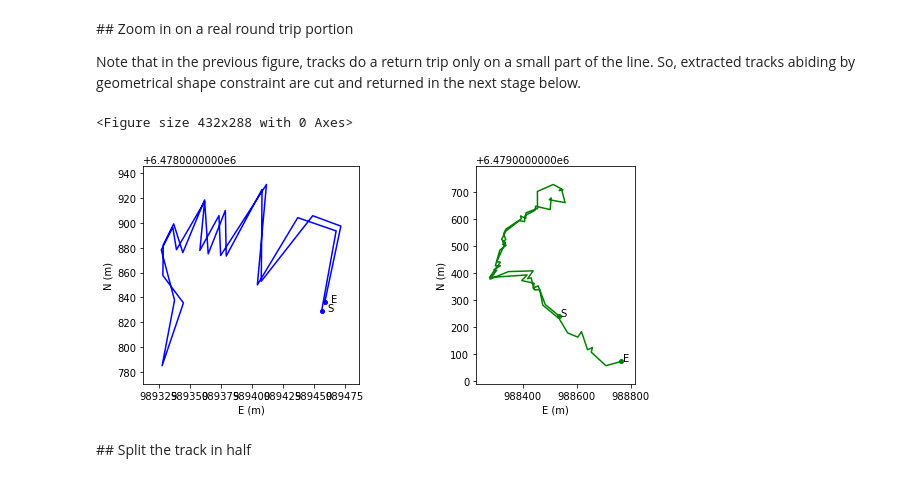
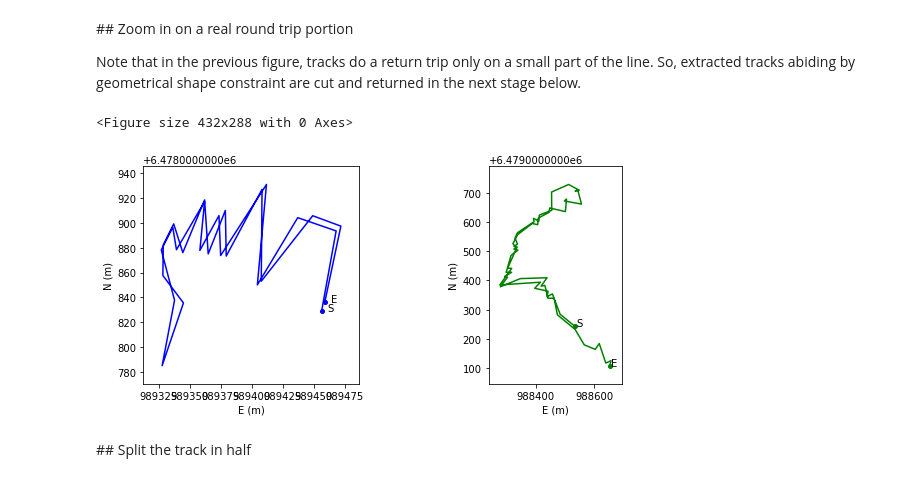
Before and after one commit to umrlastig/tracklib, a Jupyter notebook: doc/source/userguide/UG_ReturnTrip.ipynb, the cells around one changed output. Saved outputs shown, nothing was run; the diff lists cells and outputs as text; code cells hidden in the pictures.

```diff
--- a/doc/source/userguide/UG_ReturnTrip.ipynb
+++ b/doc/source/userguide/UG_ReturnTrip.ipynb
@@ -74,28 +74,28 @@ Note that in the previous figure, tracks do a return trip only on a small part o
 # %%
 fig = plt.figure()
 
 pt1 = tkl.ENUCoords(989370, 6478892, 1980)
 circle1 = tkl.Circle(pt1, 120)
 c1 = tkl.Constraint(shape = circle1, mode = tkl.MODE_CROSSES, type = tkl.TYPE_CUT_AND_SELECT)
 collection1 = c1.select(collection1)
 trace1 = collection1[0]
 
 pt2 = tkl.ENUCoords(988439, 6479534)
-circle2 = tkl.Circle(pt2, 600)
+circle2 = tkl.Circle(pt2, 500)
 c2 = tkl.Constraint(shape = circle2, mode = tkl.MODE_CROSSES, type = tkl.TYPE_CUT_AND_SELECT)
 collection2 = c2.select(collection2)
 trace2 = collection2[0]
 
 # -------------------------------------------------------------------------
 # Tracks are drawn in two separate windows
 plt.figure(figsize=(10, 4))
 ax1 = plt.subplot2grid((1, 2), (0, 0))
 displayTrack(trace1, ax1, 'b', 5, 0)
 ax2 = plt.subplot2grid((1, 2), (0, 1))
 displayTrack(trace2, ax2, 'g', 5, 0)
 # %% [output]
 <Figure size 432x288 with 0 Axes>
-[figure, old version]
+[figure, new version]
 # %% [markdown]
 ## Split the track in half
 # %% [markdown]
```
Also changed, not shown: parts of 3 cells of this notebook.
